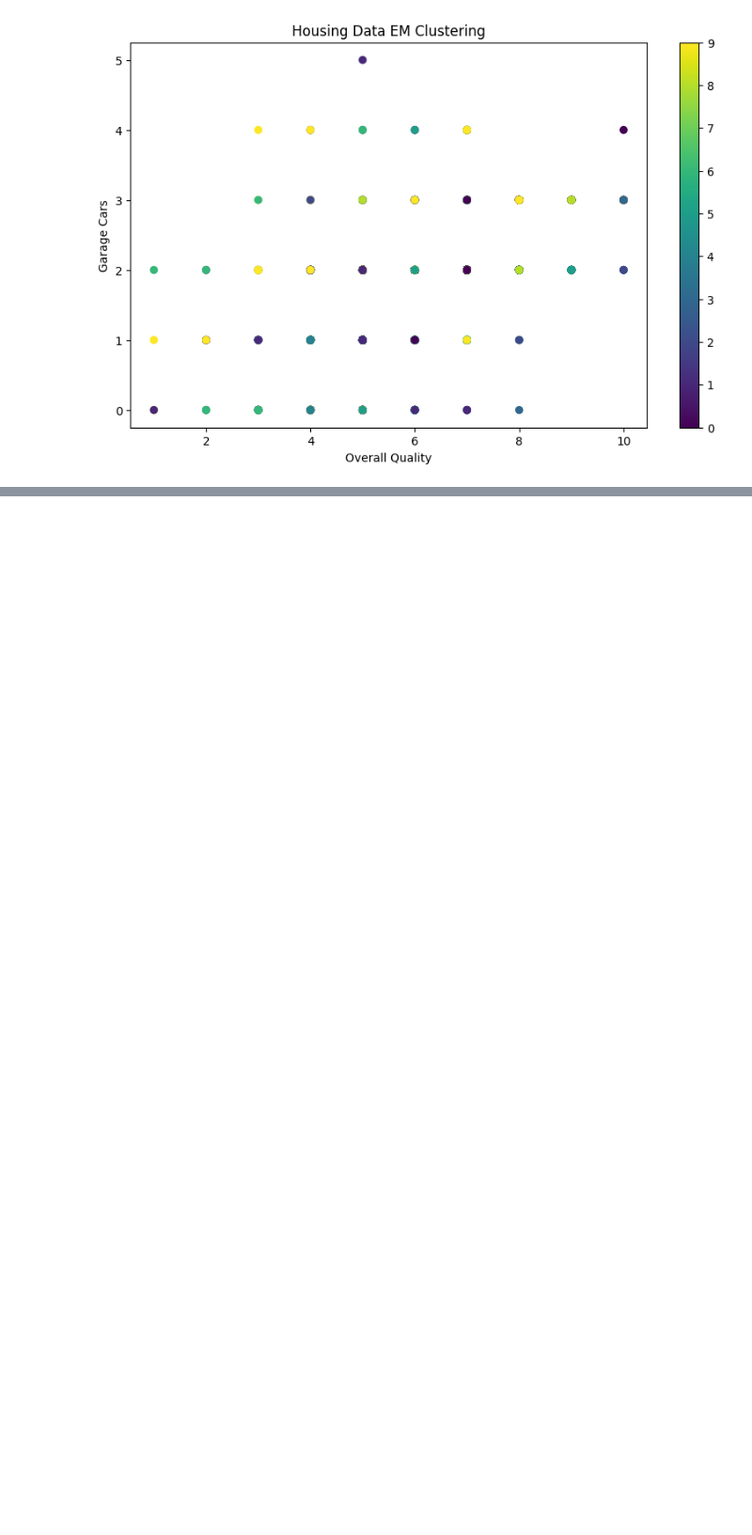
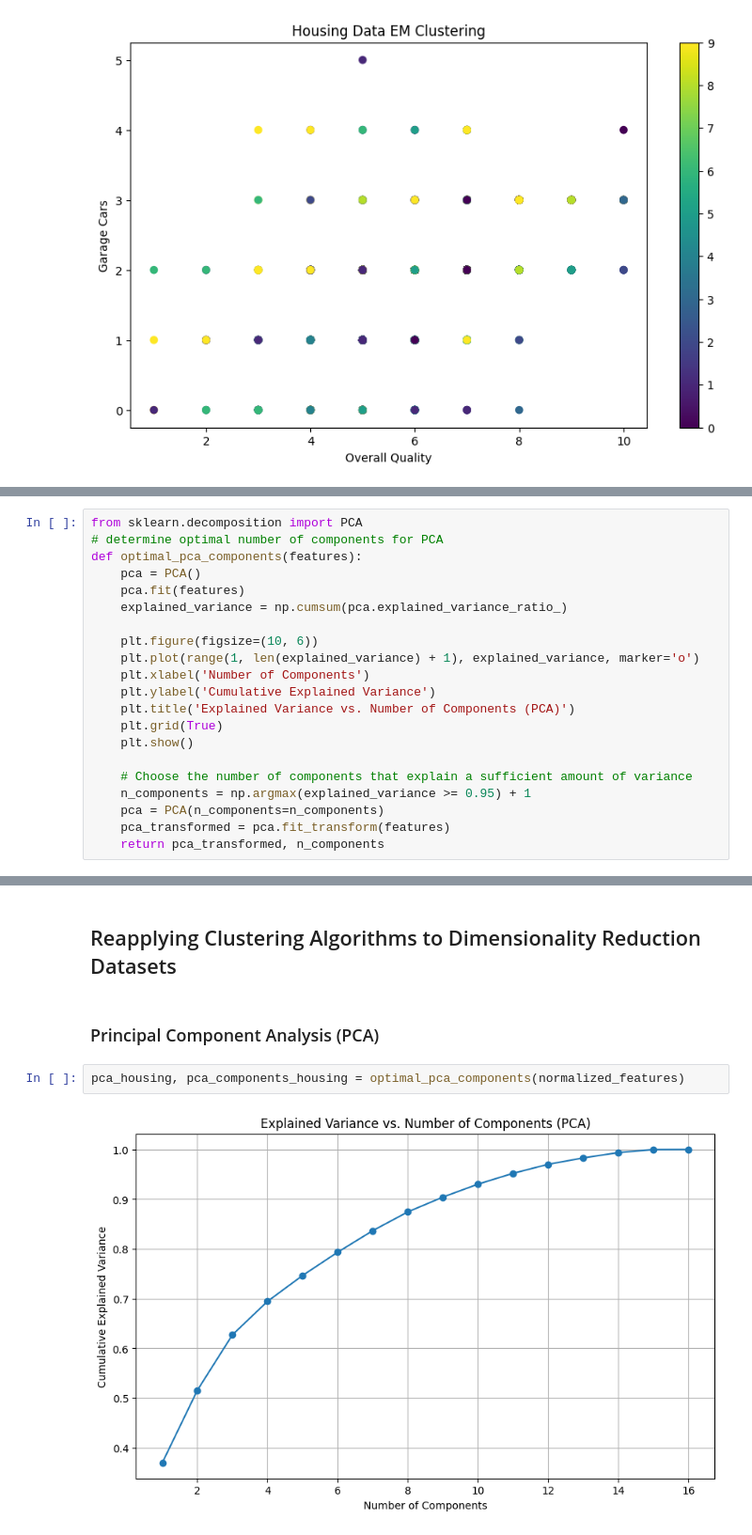
Before and after one commit to adi-tomar/Housing_Weather_UL_Dim_Reduction, a Jupyter notebook: algorithms/UL_housing.ipynb, the cells around one changed output, grey strips where cells are left out. Shown at 94% size. Cells and saved outputs as stored; diff of their text form; blank space fills up the shorter version.

```diff
--- a/algorithms/UL_housing.ipynb
+++ b/algorithms/UL_housing.ipynb
@@ -158,0 +163,21 @@ plt.show()
+# %%
+from sklearn.decomposition import PCA
+# determine optimal number of components for PCA
+def optimal_pca_components(features):
+    pca = PCA()
+    pca.fit(features)
+    explained_variance = np.cumsum(pca.explained_variance_ratio_)
+
+    plt.figure(figsize=(10, 6))
+    plt.plot(range(1, len(explained_variance) + 1), explained_variance, marker='o')
+    plt.xlabel('Number of Components')
+    plt.ylabel('Cumulative Explained Variance')
+    plt.title('Explained Variance vs. Number of Components (PCA)')
+    plt.grid(True)
+    plt.show()
+
+    # Choose the number of components that explain a sufficient amount of variance
+    n_components = np.argmax(explained_variance >= 0.95) + 1
+    pca = PCA(n_components=n_components)
+    pca_transformed = pca.fit_transform(features)
+    return pca_transformed, n_components
@@ -158,0 +272,8 @@ plt.show()
+# %% [markdown]
+## Reapplying Clustering Algorithms to Dimensionality Reduction Datasets
+# %% [markdown]
+### Principal Component Analysis (PCA)
+# %%
+pca_housing, pca_components_housing = optimal_pca_components(normalized_features)
+# %% [output]
+[figure, added]
```
Also changed, not shown: parts of 27 cells of this notebook, 1 other file.
